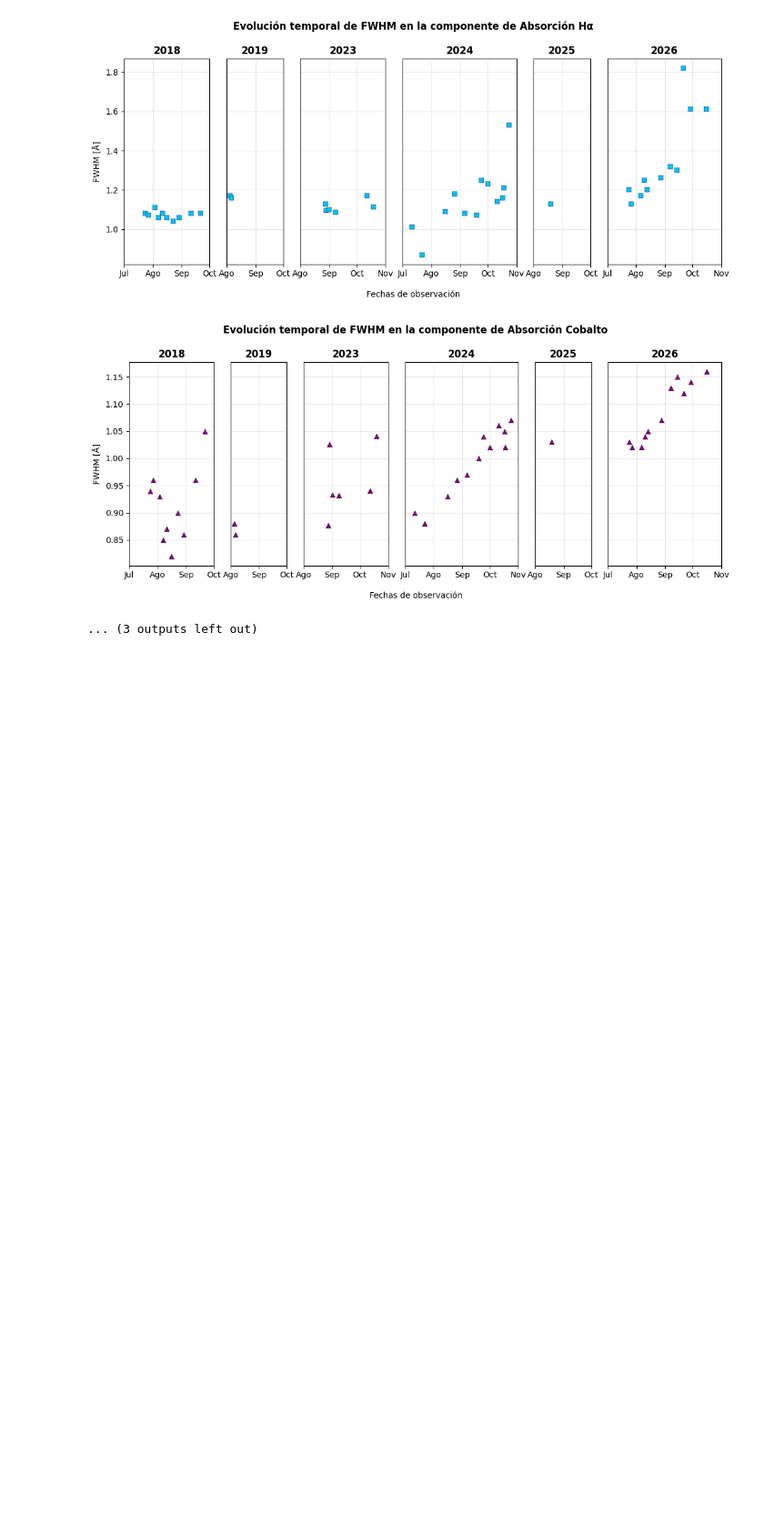
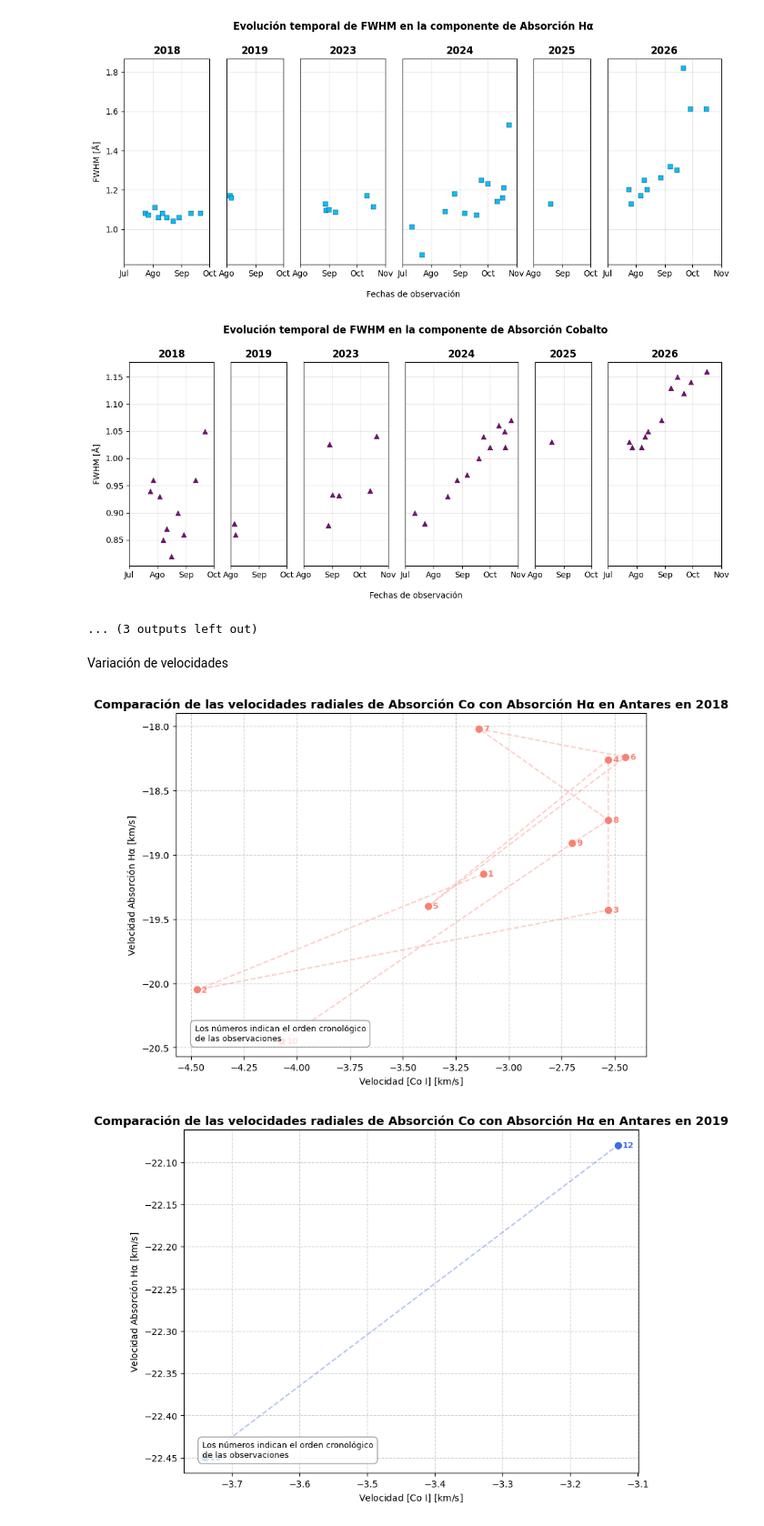
Before and after one commit to JessiDaniL/Tesis, a Jupyter notebook: Datos ESPARTACO/evolucion_temporal_ANTARES.ipynb, the cells around one changed output. Shown at 91% size. Saved outputs shown, nothing was run; the diff lists cells and outputs as text; code cells hidden in the pictures; blank space fills up the shorter version.

Commit message:
variacion de la velocidad radial

```diff
--- a/Datos ESPARTACO/evolucion_temporal_ANTARES.ipynb
+++ b/Datos ESPARTACO/evolucion_temporal_ANTARES.ipynb
@@ -281,3 +282,64 @@ for col, etiqueta in parametros.items():
 [figure]
 [figure]
 ... (3 outputs left out)
+# %% [markdown]
+Variación de velocidades
+# %%
+col_v = "Velocidad heliocéntrica [km/s]"
+
+def tabla_velocidades(df, comp_y, col_v=col_v):
+
+    llave = ["Época", "Archivo"]
+
+    co = (df[df["Componente"] == "Absorción Cobalto"][llave + ["Fecha", col_v]].rename(columns={col_v: "v_co"}).drop_duplicates(llave))
+    hi = (df[df["Componente"] == comp_y][llave + [col_v]].rename(columns={col_v: "v_h"}).drop_duplicates(llave))
+
+    t = co.merge(hi, on=llave, how="inner").dropna(subset=["v_co", "v_h"])
+    t = t.sort_values("Fecha").reset_index(drop=True)
+
+    t["Año"] = t["Fecha"].dt.year
+    t["n"] = np.arange(1, len(t) + 1)
+
+    return t
+# %%
+tab_abs = tabla_velocidades(df, "Absorción Hα")
+tab_em  = tabla_velocidades(df, "Emisión Azul Hα")
+# %%
+colores_anio = ['salmon', 'royalblue', 'palevioletred', 'crimson', 'purple', 'teal']
+
+def graficar_por_anio(tab, nombre_h, carpeta="./Graficas de las variaciones de las VRs"):
+
+    os.makedirs(carpeta, exist_ok=True)
+
+    for i, anio in enumerate(sorted(tab["Año"].unique())):
+
+        d = tab[tab["Año"] == anio]
+        color = colores_anio[i % len(colores_anio)]
+
+        fig, ax = plt.subplots(figsize=(8, 6), constrained_layout=True)
+        ax.plot(d["v_co"], d["v_h"], color=color, ls="--", alpha=0.4, zorder=2)
+        ax.scatter(d["v_co"], d["v_h"], color=color, s=50, zorder=3)
+
+        for _, r in d.iterrows():
+            ax.annotate(str(int(r["n"])), (r["v_co"], r["v_h"]),
+                        xytext=(5, 0), textcoords="offset points",
+                        fontsize=9, fontweight="bold", color=color, va="center")
+
+        ax.set_xlabel(r"Velocidad [Co I] [$\mathrm{km/s}$]")
+        ax.set_ylabel(rf"Velocidad {nombre_h} [$\mathrm{{km/s}}$]")
+        ax.set_title(f"Comparación de las velocidades radiales de Absorción Co con {nombre_h} en Antares en {anio}",
+                     fontsize=13, fontweight="bold")
+
+        ax.grid(True, ls="--", alpha=0.6)
+        ax.text(0.04, 0.04, "Los números indican el orden cronológico\nde las observaciones",
+                transform=ax.transAxes, fontsize=9, va="bottom",
+                bbox=dict(boxstyle="round,pad=0.5", facecolor="white", alpha=0.8, edgecolor="gray"))
+
+        fig.savefig(f"{carpeta}/{nombre_h.replace(' ', '_')}_vs_Co_{anio}.png", dpi=200)
+        plt.show()
+
+graficar_por_anio(tab_abs, "Absorción Hα")
+graficar_por_anio(tab_em,  "Emisión azul Hα")
+# %% [output]
+[figure, added]
+[figure, added]
```
Also changed, not shown: parts of 3 cells of this notebook, 14 other files.
